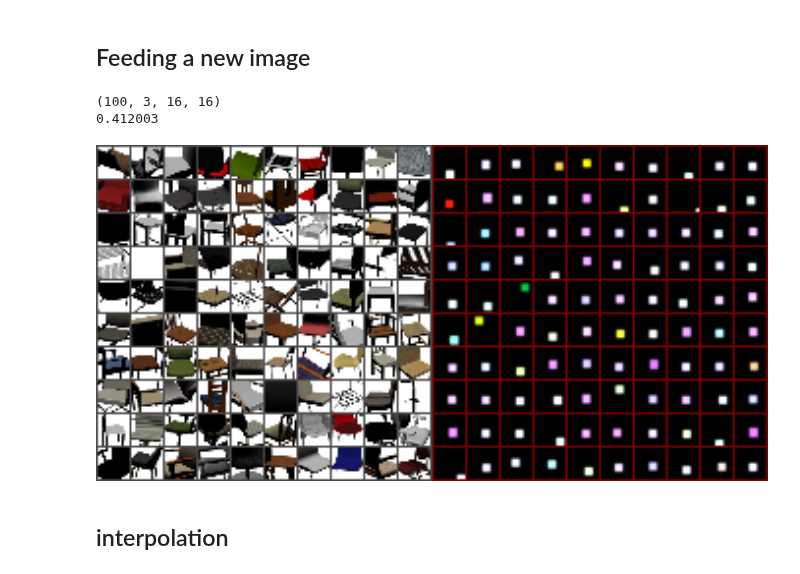
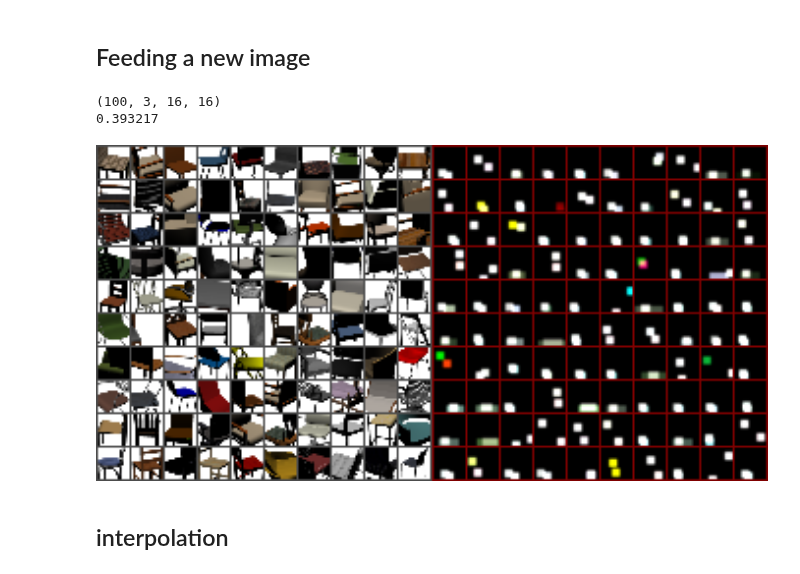
Before and after one commit to mehdidc/feature_generation, a Jupyter notebook: ipynb/brushstroke.ipynb, the cells around one changed output. Cells and saved outputs as stored; diff of their text form; code cells hidden in the pictures.

```diff
--- a/ipynb/brushstroke.ipynb
+++ b/ipynb/brushstroke.ipynb
@@ -70,7 +84,7 @@ sparsemax = theano.function([m], sparsemax_theano(m))
 # %% [markdown]
 ## Load model and build functions
 # %%
-model, data, layers = load_model("../training/brush/unit_tests/004/model.pkl")
+model, data, layers = load_model("../training/brush/unit_tests/008/model.pkl")
 w, h = layers['output'].output_shape[2:]
 print(json.dumps(model.hypers['model_params'], indent=2))
 # %% [output]
@@ -519,29 +551,30 @@ dt_test = load_data('loader', w=w, h=h, **kw)
 # %%
 # load from file
 c=3
 nb = 100
 dt = dt_test.X[0:nb]
 try:
     dt = dt.reshape((nb, c, w, h))
 except Exception:
     dt = dt.reshape((nb, c, w, h))
     dt = dt * np.ones((1, 3, 1, 1))
     dt = dt.astype(np.float32)
 print(dt.shape)
 rec = reconstruct(dt)
 print(((rec - dt)**2).mean())
 
 im1 = disp_grid(model.preprocess(dt[0:nb]), border=1, bordercolor=(.3, .3, .3), normalize=False)
-im2 = disp_grid(np.clip(reconstruct(model.preprocess(rec[0:nb])), 0, 1), border=1, bordercolor=(.5, 0, 0), normalize=False)
+im2 = disp_grid(np.clip(reconstruct(model.preprocess(rec[0:nb])), 0, 1),
+                border=1, bordercolor=(.5, 0, 0), normalize=False)
 im_mix = np.empty((im1.shape[0], im1.shape[1] + im2.shape[1], 3))
 im_mix[:, 0:im1.shape[1]] = im1
 im_mix[:, im1.shape[1]:] = im2
 imsave('imgs/im_mix_new_dataset.png', im_mix)
 Image('imgs/im_mix_new_dataset.png', width=800, height=800)
 # %% [output]
 (100, 3, 16, 16)
-0.412003
+0.393217
-[figure, old version]
+[figure, new version]
 # %% [markdown]
 ## interpolation
 # %%
```
Also changed, not shown: parts of 17 cells of this notebook, 14 other files.
